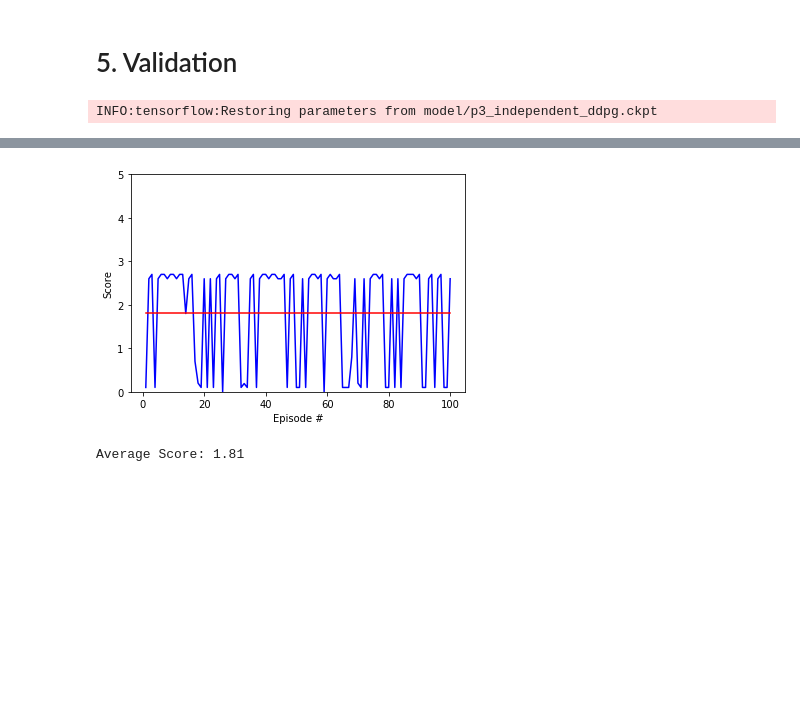
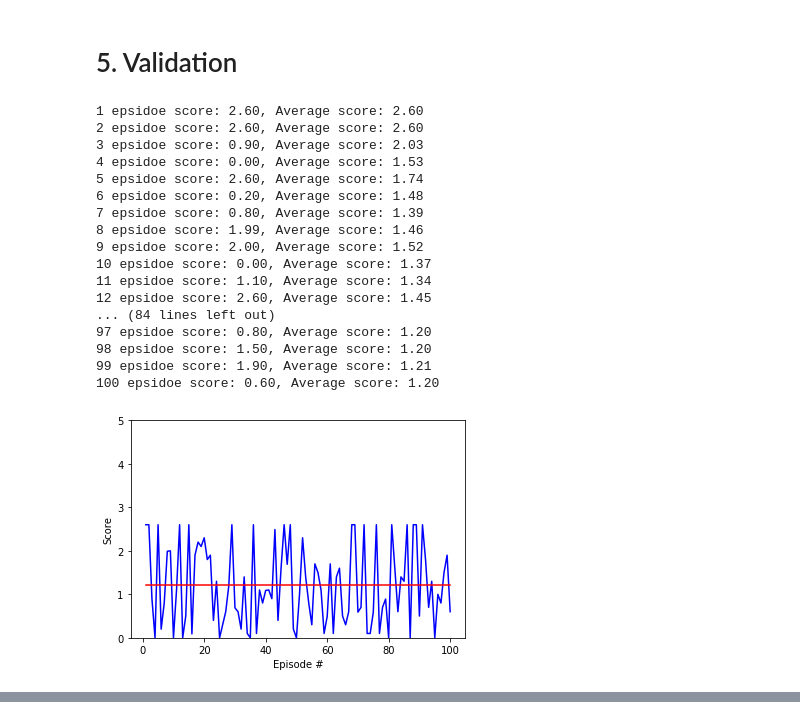
Before and after one commit to AnHongIl/Udacity_Nanodegree, a Jupyter notebook: p3_collab_compet/P3_DDPG.ipynb, the cells around one changed output, grey strips where cells are left out. Drawn from its saved outputs; the diff is of its cells as text; code cells hidden in the pictures; blank space fills up the shorter version.

Commit message:
Change tensorflow to pytorch

```diff
--- a/p3_collab_compet/P3_DDPG.ipynb
+++ b/p3_collab_compet/P3_DDPG.ipynb
@@ -138,44 +140,57 @@ Environment solved in 923 epsidoes!     Average Score: 0.50
 # %% [markdown]
 # 5. Validation
 # %%
-tf.reset_default_graph()
+trained_agents = [DDPGAgent(STATE_SIZE, ACTION_SIZE, 1234, HIDDEN_UNITS, LR_ACTOR, LR_CRITIC, BATCH_SIZE, GAMMA, MEMORY_SIZE, EPSILON, TAU) for i in range(NUM_AGENTS)]
+for i in range(NUM_AGENTS):
+    trained_agents[i].actor_local.load_state_dict(torch.load(prefix + str(i) + suffix_actor))
+    trained_agents[i].critic_local.load_state_dict(torch.load(prefix + str(i) + suffix_critic))
 
-with tf.device("/device:GPU:0"):
-    trained_agents = DDPGAgents(STATE_SIZE, ACTION_SIZE, 1234, MEMORY_SIZE, HIDDEN_UNITS, LR_ACTOR, LR_CRITIC, BATCH_SIZE, GAMMA, NUM_AGENTS, EPSILON, TAU, EPSILON_DECAY)
-
-save_file = 'model/p3_independent_ddpg.ckpt'
-saver = tf.train.Saver()
 total_scores = []
-with tf.Session(config=tf.ConfigProto(log_device_placement=True)) as sess:
-    saver.restore(sess, save_file)
-    trained_agents.set_session(sess)
-
-    for ep in range(100):
-        env_info = env.reset(train_mode=True)[brain_name]
+for ep in range(1, 101):
+    env_info = env.reset(train_mode=True)[brain_name]
+    state = env_info.vector_observations
+    scores = np.zeros(NUM_AGENTS)
+    while True:
+        actions = []
+        for i in range(NUM_AGENTS):
+            actions.append(agents[i].act(state[i], False))
+        env_info = env.step(actions)[brain_name]
         state = env_info.vector_observations
-        scores = np.zeros(NUM_AGENTS)
-        while True:
-            action = trained_agents.act(state, False)
-            env_info = env.step(action)[brain_name]
-            state = env_info.vector_observations
-            reward = env_info.rewards
-            done = env_info.local_done
-            scores += list(map(lambda i: reward[i], range(NUM_AGENTS)))
-            if np.any(done):
-                break
-        total_scores.append(max(scores))
-        print("Ep: {}, Score: {:.2f}, Average Score: {:.2f}".format(ep+1, max(scores), np.mean(total_scores)))
+        reward = env_info.rewards
+        done = env_info.local_done
+        scores += list(map(lambda i: reward[i], range(NUM_AGENTS)))
+        if np.any(done):
+            break
+    total_scores.append(max(scores))
+    print("{} epsidoe score: {:.2f}, Average score: {:.2f}".format(ep, max(scores), np.mean(total_scores)))
 
 fig = plt.figure()
 ax = fig.add_subplot(111)
 ax.set_ylim([0, 5])
 x = range(1, len(total_scores)+1)
 ax.plot(x, total_scores, color='blue')
 ax.plot(x, np.ones_like(x) * np.mean(total_scores), color='red')
 
 plt.ylabel('Score')
 plt.xlabel('Episode #')
 plt.show()
 print('Average Score: {:.2f}'.format(np.mean(total_scores)))
 # %% [output]
-INFO:tensorflow:Restoring parameters from model/p3_independent_ddpg.ckpt
+1 epsidoe score: 2.60, Average score: 2.60
+2 epsidoe score: 2.60, Average score: 2.60
+3 epsidoe score: 0.90, Average score: 2.03
+4 epsidoe score: 0.00, Average score: 1.53
+5 epsidoe score: 2.60, Average score: 1.74
+6 epsidoe score: 0.20, Average score: 1.48
+7 epsidoe score: 0.80, Average score: 1.39
+8 epsidoe score: 1.99, Average score: 1.46
+9 epsidoe score: 2.00, Average score: 1.52
+10 epsidoe score: 0.00, Average score: 1.37
+11 epsidoe score: 1.10, Average score: 1.34
+12 epsidoe score: 2.60, Average score: 1.45
+... (84 lines left out)
+97 epsidoe score: 0.80, Average score: 1.20
+98 epsidoe score: 1.50, Average score: 1.20
+99 epsidoe score: 1.90, Average score: 1.21
+100 epsidoe score: 0.60, Average score: 1.20
+[figure, new version]
@@ -199,4 +198,2 @@ Ep: 100, Score: 2.60, Average Score: 1.81
-[figure, old version]
-Average Score: 1.81
 # %%
 env.close()
```
Also changed, not shown: parts of 3 cells of this notebook.
